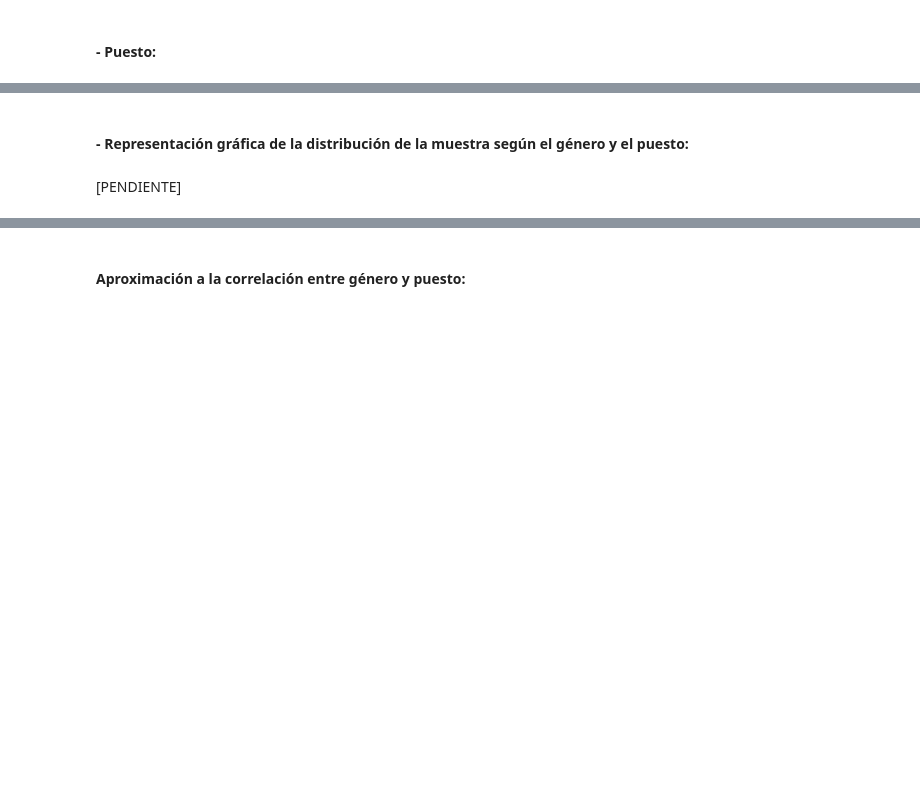
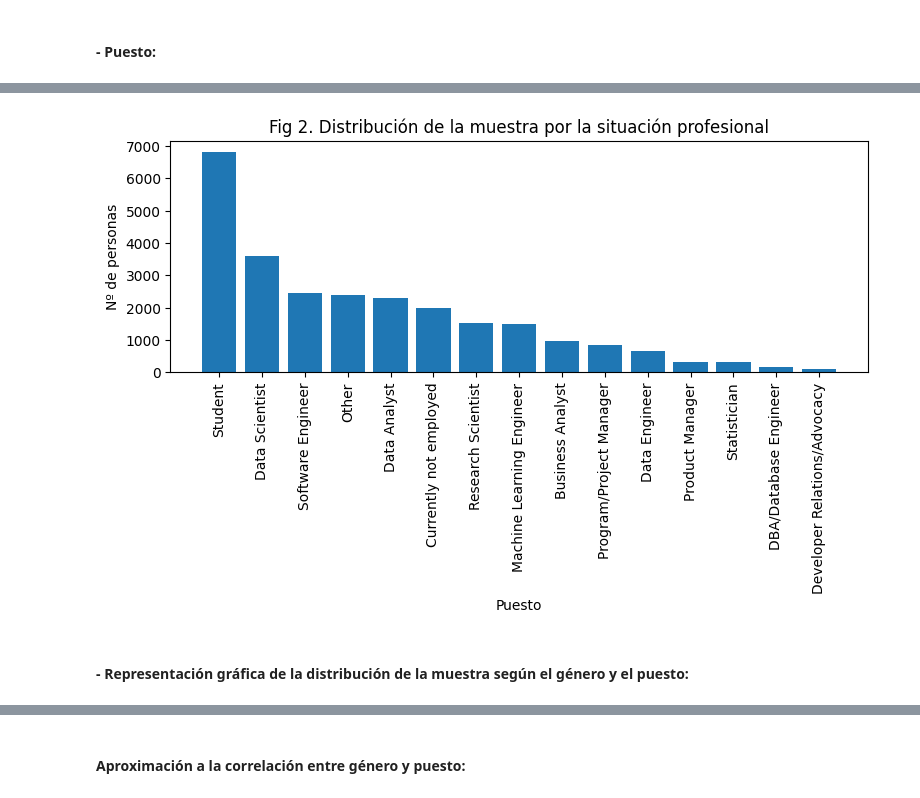
Before and after one commit to Adalab/project-da-promo-c-module-2-team-1, a Jupyter notebook: code/puesto-gadea.ipynb, the cells around one changed output, grey strips where cells are left out. Saved outputs shown, nothing was run; the diff lists cells and outputs as text; code cells hidden in the pictures; blank space fills up the shorter version.

Commit message:
genero x puesto - gadea

```diff
--- a/code/puesto-gadea.ipynb
+++ b/code/puesto-gadea.ipynb
@@ -54,0 +36,4 @@ Name: role_q5, dtype: int64
+# %%
+puestos = df['role_q5'].value_counts()
+#puestos.sort_values(ascending=False)
+puestos
@@ -157,4 +156,18 @@ plt.show();
+# %%
+plt.figure(figsize=(9,3))
+
+#representación gráfica
+plt.bar(puestos.index, puestos.values)
+
+#etiquetas:
+plt.xlabel('Puesto')
+plt.ylabel('Nº de personas')
+plt.xticks(rotation=90) #https://stackoverflow.com/a/37708190
+
+plt.title('Fig 2. Distribución de la muestra por la situación profesional')
+
+plt.show();
+# %% [output]
+[figure, added]
 # %% [markdown]
 #### - Representación gráfica de la distribución de la muestra según el género y el puesto:
-# %% [markdown]
-[PENDIENTE]
```
Also changed, not shown: parts of 7 cells of this notebook.
